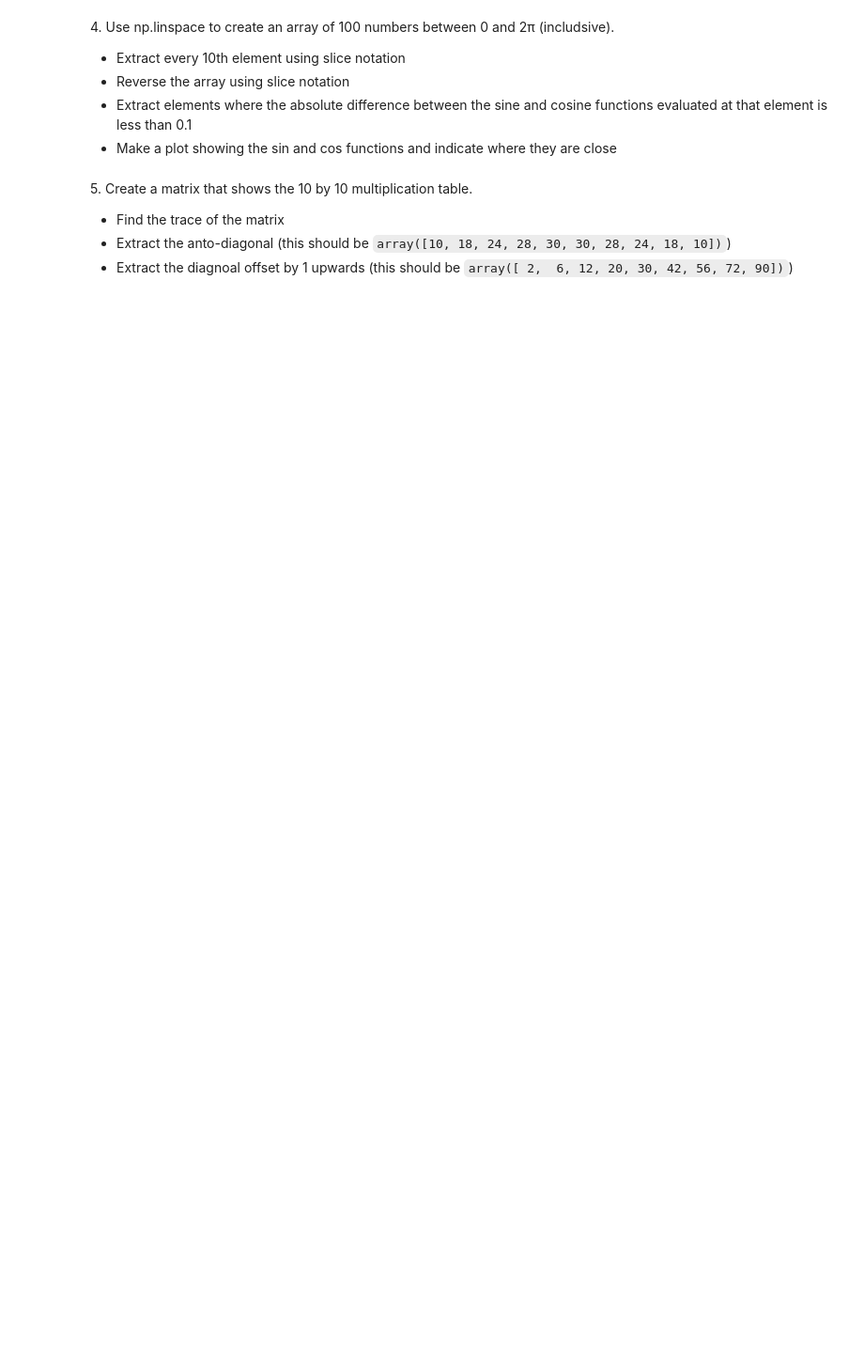
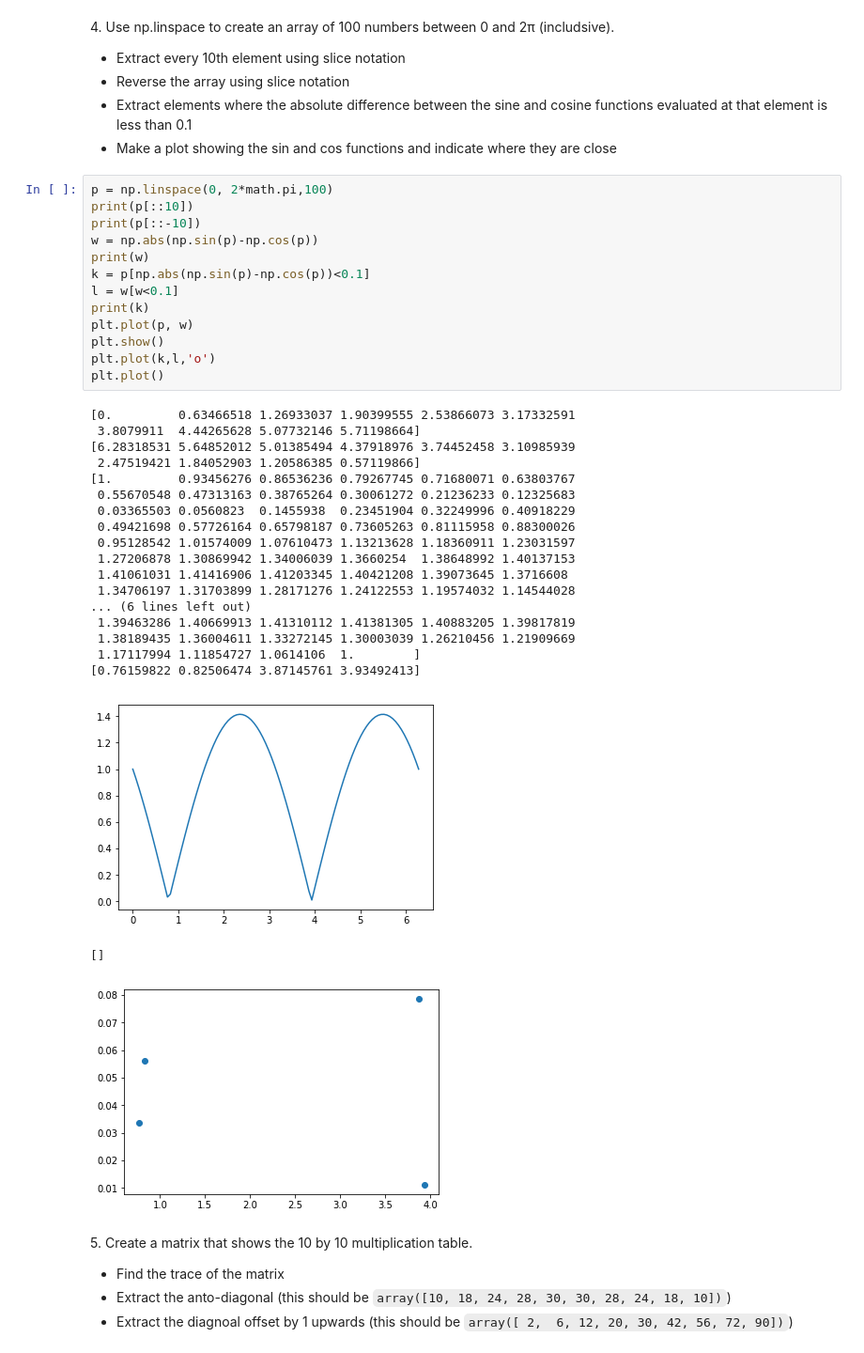
Before and after one commit to santiago10403/LaboratoryOfComputationalPhysics_Y9, a Jupyter notebook: 04ex_Numpy.ipynb, the cells around one changed output. Shown at 94% size. Drawn from its saved outputs; the diff is of its cells as text; blank space fills up the shorter version.

```diff
--- a/04ex_Numpy.ipynb
+++ b/04ex_Numpy.ipynb
@@ -30,6 +78,40 @@ Hint: Use the following numpy functions - np.random.random, np.any as well as Bo
   * Reverse the array using slice notation
   * Extract elements where the absolute difference between the sine and cosine functions evaluated at that element is less than 0.1
   * Make a plot showing the sin and cos functions and indicate where they are close
+# %%
+p = np.linspace(0, 2*math.pi,100)
+print(p[::10])
+print(p[::-10])
+w = np.abs(np.sin(p)-np.cos(p))
+print(w)
+k = p[np.abs(np.sin(p)-np.cos(p))<0.1]
+l = w[w<0.1]
+print(k)
+plt.plot(p, w)
+plt.show()
+plt.plot(k,l,'o')
+plt.plot()
+# %% [output]
+[0.         0.63466518 1.26933037 1.90399555 2.53866073 3.17332591
+ 3.8079911  4.44265628 5.07732146 5.71198664]
+[6.28318531 5.64852012 5.01385494 4.37918976 3.74452458 3.10985939
+ 2.47519421 1.84052903 1.20586385 0.57119866]
+[1.         0.93456276 0.86536236 0.79267745 0.71680071 0.63803767
+ 0.55670548 0.47313163 0.38765264 0.30061272 0.21236233 0.12325683
+ 0.03365503 0.0560823  0.1455938  0.23451904 0.32249996 0.40918229
+ 0.49421698 0.57726164 0.65798187 0.73605263 0.81115958 0.88300026
+ 0.95128542 1.01574009 1.07610473 1.13213628 1.18360911 1.23031597
+ 1.27206878 1.30869942 1.34006039 1.3660254  1.38648992 1.40137153
+ 1.41061031 1.41416906 1.41203345 1.40421208 1.39073645 1.3716608
+ 1.34706197 1.31703899 1.28171276 1.24122553 1.19574032 1.14544028
+... (6 lines left out)
+ 1.39463286 1.40669913 1.41310112 1.41381305 1.40883205 1.39817819
+ 1.38189435 1.36004611 1.33272145 1.30003039 1.26210456 1.21909669
+ 1.17117994 1.11854727 1.0614106  1.        ]
+[0.76159822 0.82506474 3.87145761 3.93492413]
+[figure, added]
+[]
+[figure, added]
 # %% [markdown]
 5\. Create a matrix that shows the 10 by 10 multiplication table.
 
```
Also changed, not shown: parts of 7 cells of this notebook, 1 other file.
